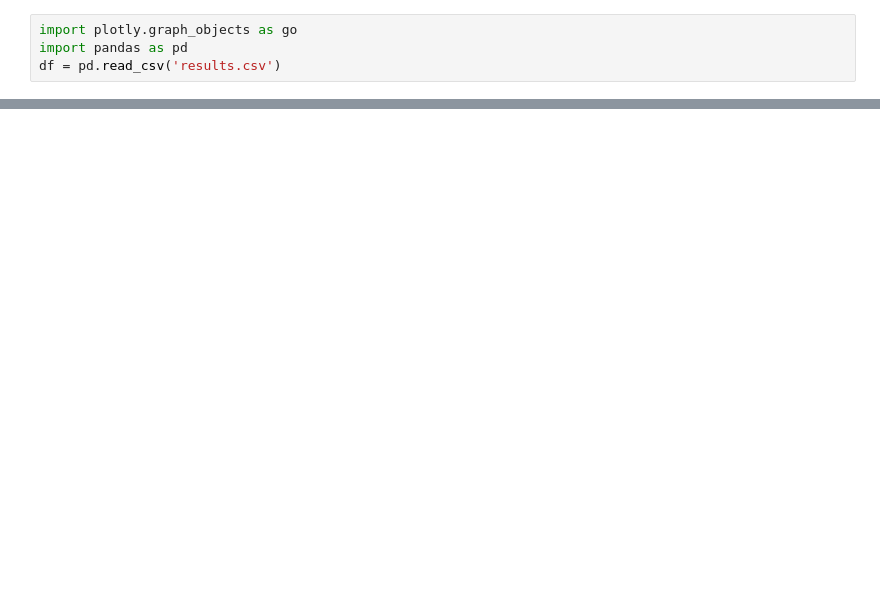
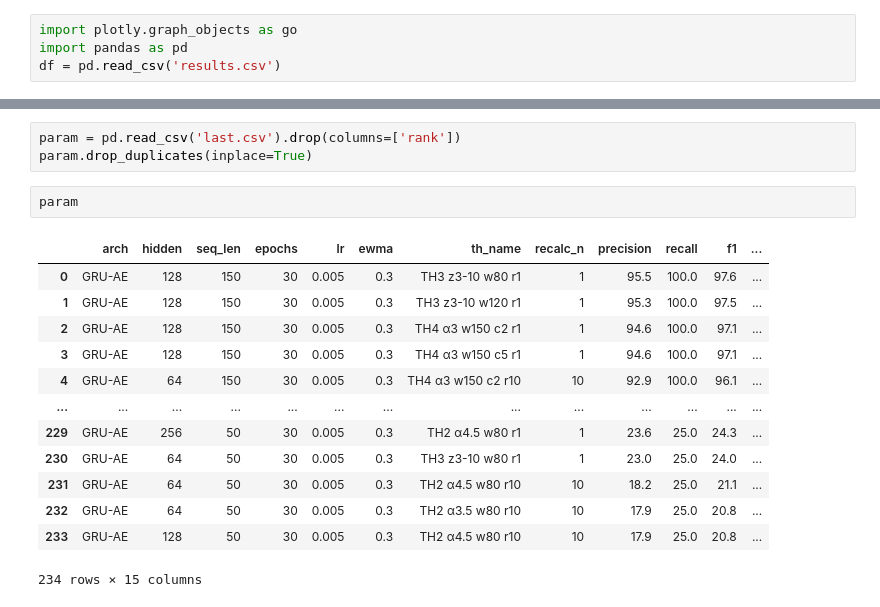
Before and after one commit to Nantakxrn007/Threshold-project, a Jupyter notebook: dashboard/experiment.ipynb, the cells around one changed output, grey strips where cells are left out. Saved outputs shown, nothing was run; the diff lists cells and outputs as text; blank space fills up the shorter version.

```diff
--- a/dashboard/experiment.ipynb
+++ b/dashboard/experiment.ipynb
@@ -334,0 +336,19 @@ if __name__ == '__main__':
+# %%
+param = pd.read_csv('last.csv').drop(columns=['rank'])
+param.drop_duplicates(inplace=True)
+# %%
+param
+# %% [output]
+|  | arch | hidden | seq_len | epochs | lr | ewma | th_name | recalc_n | precision | recall | f1 | ... |
+| 0 | GRU-AE | 128 | 150 | 30 | 0.005 | 0.3 | TH3 z3-10 w80 r1 | 1 | 95.5 | 100.0 | 97.6 | ... |
+| 1 | GRU-AE | 128 | 150 | 30 | 0.005 | 0.3 | TH3 z3-10 w120 r1 | 1 | 95.3 | 100.0 | 97.5 | ... |
+| 2 | GRU-AE | 128 | 150 | 30 | 0.005 | 0.3 | TH4 α3 w150 c2 r1 | 1 | 94.6 | 100.0 | 97.1 | ... |
+| 3 | GRU-AE | 128 | 150 | 30 | 0.005 | 0.3 | TH4 α3 w150 c5 r1 | 1 | 94.6 | 100.0 | 97.1 | ... |
+| 4 | GRU-AE | 64 | 150 | 30 | 0.005 | 0.3 | TH4 α3 w150 c2 r10 | 10 | 92.9 | 100.0 | 96.1 | ... |
+| ... | ... | ... | ... | ... | ... | ... | ... | ... | ... | ... | ... | ... |
+| 229 | GRU-AE | 256 | 50 | 30 | 0.005 | 0.3 | TH2 α4.5 w80 r1 | 1 | 23.6 | 25.0 | 24.3 | ... |
+| 230 | GRU-AE | 64 | 50 | 30 | 0.005 | 0.3 | TH3 z3-10 w80 r1 | 1 | 23.0 | 25.0 | 24.0 | ... |
+| 231 | GRU-AE | 64 | 50 | 30 | 0.005 | 0.3 | TH2 α4.5 w80 r10 | 10 | 18.2 | 25.0 | 21.1 | ... |
+| 232 | GRU-AE | 64 | 50 | 30 | 0.005 | 0.3 | TH2 α3.5 w80 r10 | 10 | 17.9 | 25.0 | 20.8 | ... |
+| 233 | GRU-AE | 128 | 50 | 30 | 0.005 | 0.3 | TH2 α4.5 w80 r10 | 10 | 17.9 | 25.0 | 20.8 | ... |
+234 rows × 15 columns
```
Also changed, not shown: parts of 13 cells of this notebook, 24 other files.
